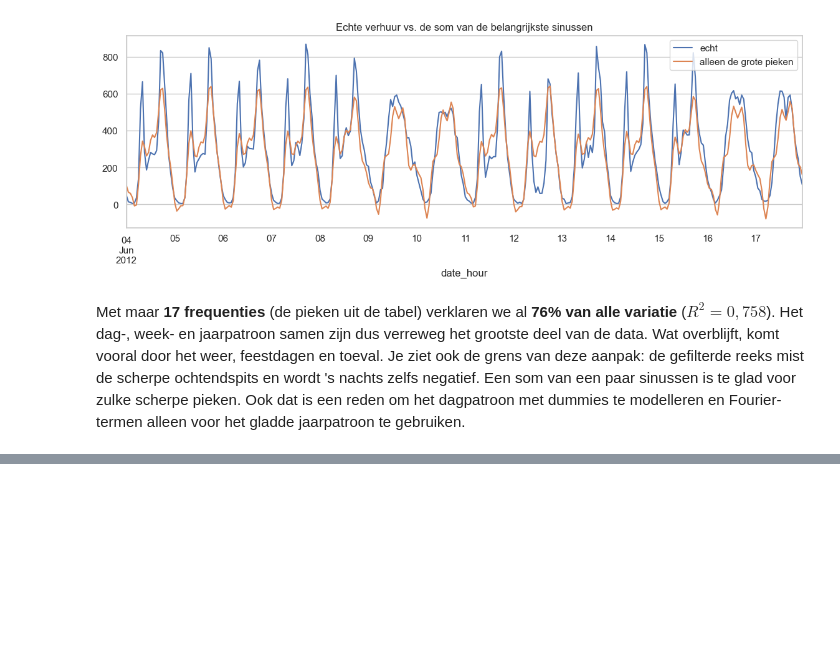
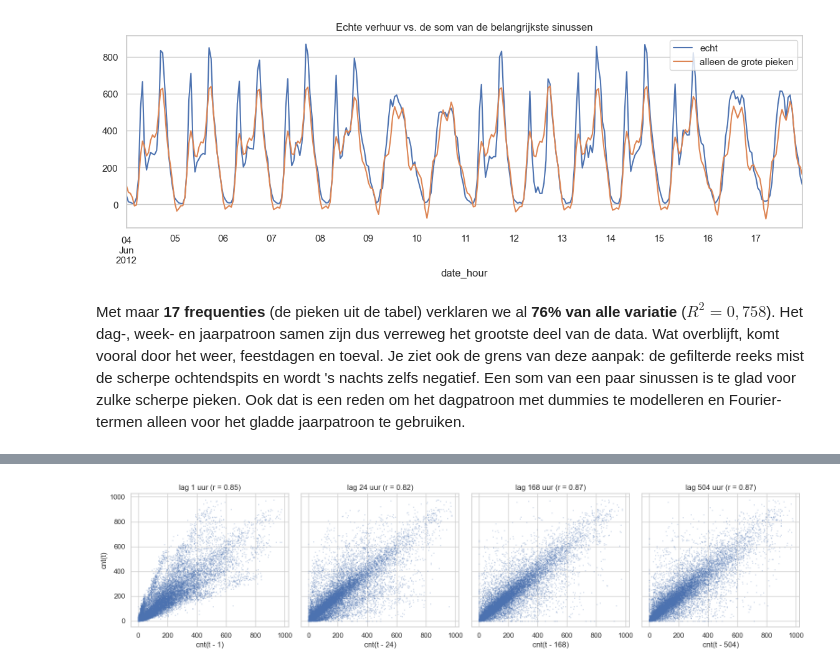
Before and after one commit to AlishaSR2k5/verhuuraantallen-voorspellen, a Jupyter notebook: notebook.ipynb, the cells around one changed output, grey strips where cells are left out. Drawn from its saved outputs; the diff is of its cells as text; code cells hidden in the pictures; blank space fills up the shorter version.

```diff
--- a/notebook.ipynb
+++ b/notebook.ipynb
@@ -1612,0 +1687,12 @@ modelleren en Fourier-termen alleen voor het gladde jaarpatroon te gebruiken.
+# %%
+fig, ax = plt.subplots(1, 4, figsize=(16, 4), sharey=True)
+for a, lag in zip(ax, [1, 24, 168, 504]):
+    lagged = dfh['cnt'].shift(lag)
+    a.scatter(lagged, dfh['cnt'], s=1, alpha=0.2)
+    a.set_title(f'lag {lag} uur (r = {dfh["cnt"].corr(lagged):.2f})')
+    a.set_xlabel(f'cnt(t - {lag})')
+ax[0].set_ylabel('cnt(t)')
+plt.tight_layout()
+plt.show()
+# %% [output]
+[figure, added]
```
Also changed, not shown: parts of 10 cells of this notebook.
